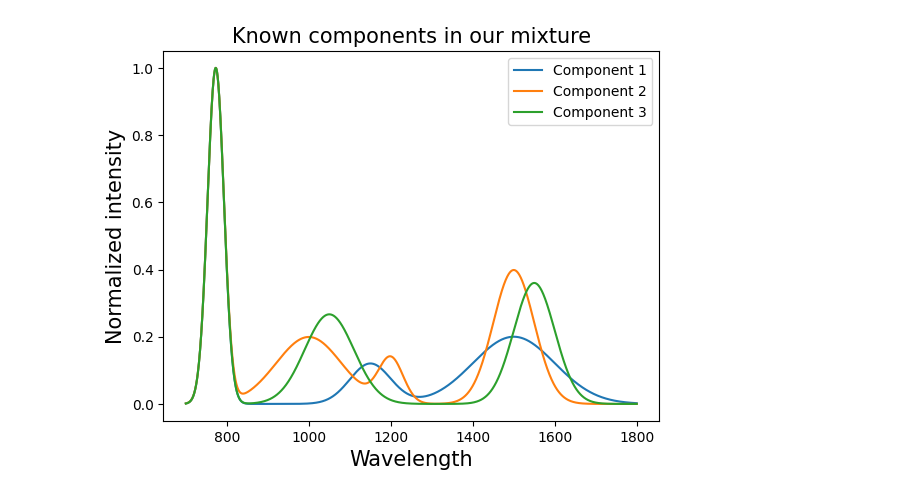
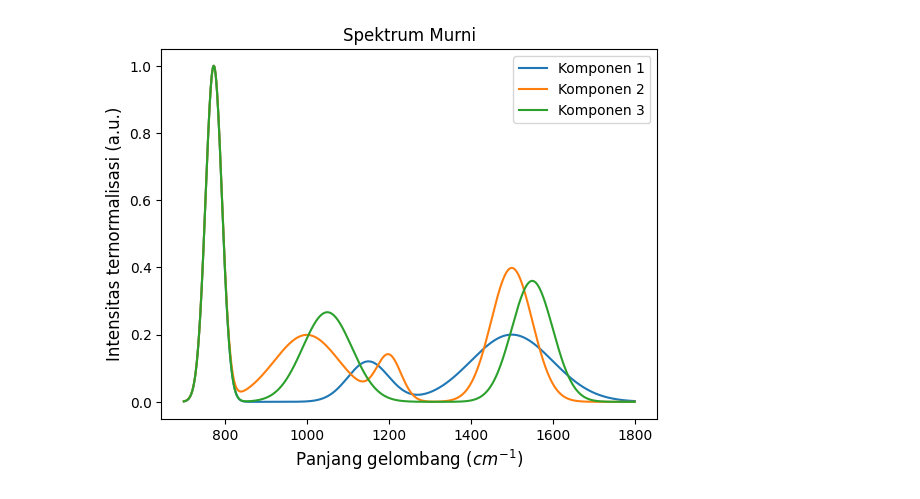
Before and after one commit to ariawahyuw/simulasi-spectra, a Jupyter notebook: Simulasi 2/(PLS) Simulasi Data Artifisial.ipynb, the cells around one changed output. Drawn from its saved outputs; the diff is of its cells as text; code cells hidden in the pictures.

```diff
--- a/Simulasi 2/(PLS) Simulasi Data Artifisial.ipynb
+++ b/Simulasi 2/(PLS) Simulasi Data Artifisial.ipynb
@@ -28,3 +49,13 @@ c_c /= total
+# %%
+c_a, c_b, c_c = [], [], []
+for x, y, z in ternary_combinations:
+    c_a.append(x)
+    c_b.append(y)
+    c_c.append(z)
+
+c_a = np.array(c_a)
+c_b = np.array(c_b)
+c_c = np.array(c_c)
 # %%
 
 def Gauss(x, mu, sigma, A=1):
@@ -62,40 +93,40 @@ intensity_b3 = 0.2
 mu_b4 = 1500
 sigma_b4 = 50
 intensity_b4 = 1
 
 gauss_b = Gauss(x_range, mu_b1, sigma_b1, intensity_b1) + Gauss(x_range, mu_b2, sigma_b2, intensity_b2) + Gauss(x_range, mu_b3, sigma_b3, intensity_b3) + Gauss(x_range, mu_b4, sigma_b4, intensity_b4)
 
 # Third component
 mu_c1 = 773
 sigma_c1 = 20
 intensity_c1 = 1
 
 mu_c2 = 1050
 sigma_c2 = 60
 intensity_c2 = 0.8
 
 mu_c3 = 1550
 sigma_c3 = 50
 intensity_c3 = 0.9
 
 gauss_c = Gauss(x_range, mu_c1, sigma_c1, intensity_c1) + Gauss(x_range, mu_c2, sigma_c2, intensity_c2) + Gauss(x_range, mu_c3, sigma_c3, intensity_c3)
 
 # Normalization
 component_a = gauss_a / np.max(gauss_a)
 component_b = gauss_b / np.max(gauss_b)
 component_c = gauss_c / np.max(gauss_c)
 
 
-plt.plot(x_range, component_a, label = 'Component 1')
-plt.plot(x_range, component_b, label = 'Component 2')
-plt.plot(x_range, component_c, label = 'Component 3')
-plt.title('Known components in our mixture', fontsize = 15)
-plt.xlabel('Wavelength', fontsize = 15)
-plt.ylabel('Normalized intensity', fontsize = 15)
+plt.plot(x_range, component_a, label = 'Komponen 1')
+plt.plot(x_range, component_b, label = 'Komponen 2')
+plt.plot(x_range, component_c, label = 'Komponen 3')
+plt.title('Spektrum Murni', fontsize = 12)
+plt.xlabel(r'Panjang gelombang ($cm^{-1}$)', fontsize = 12)
+plt.ylabel('Intensitas ternormalisasi (a.u.)', fontsize = 12)
 plt.legend()
 plt.show()
 # %% [output]
-[figure, old version]
+[figure, new version]
 # %%
 # Mixture
 mixture = np.array([c_a, c_b, c_c]).T @ np.array([component_a, component_b, component_c])
```
Also changed, not shown: parts of 22 cells of this notebook, 2 other files.
